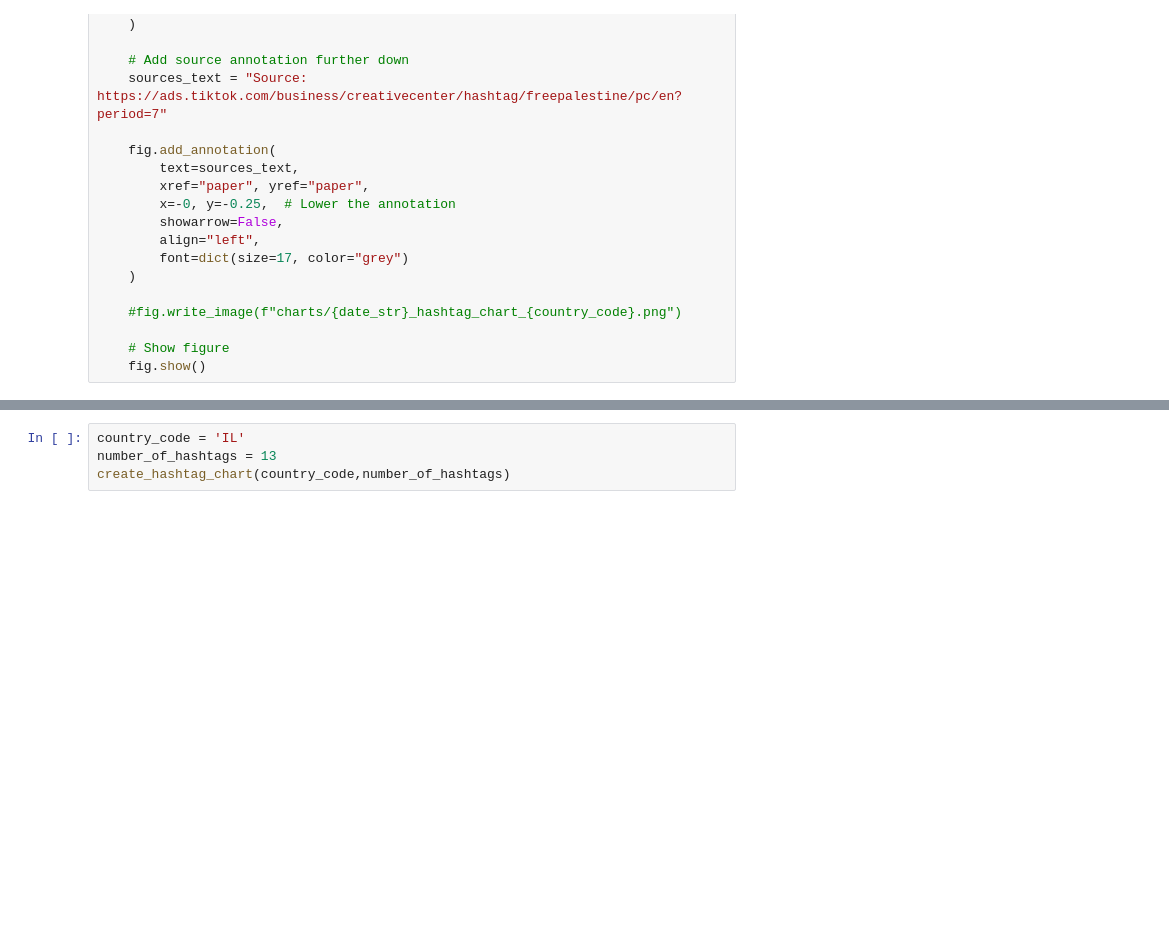
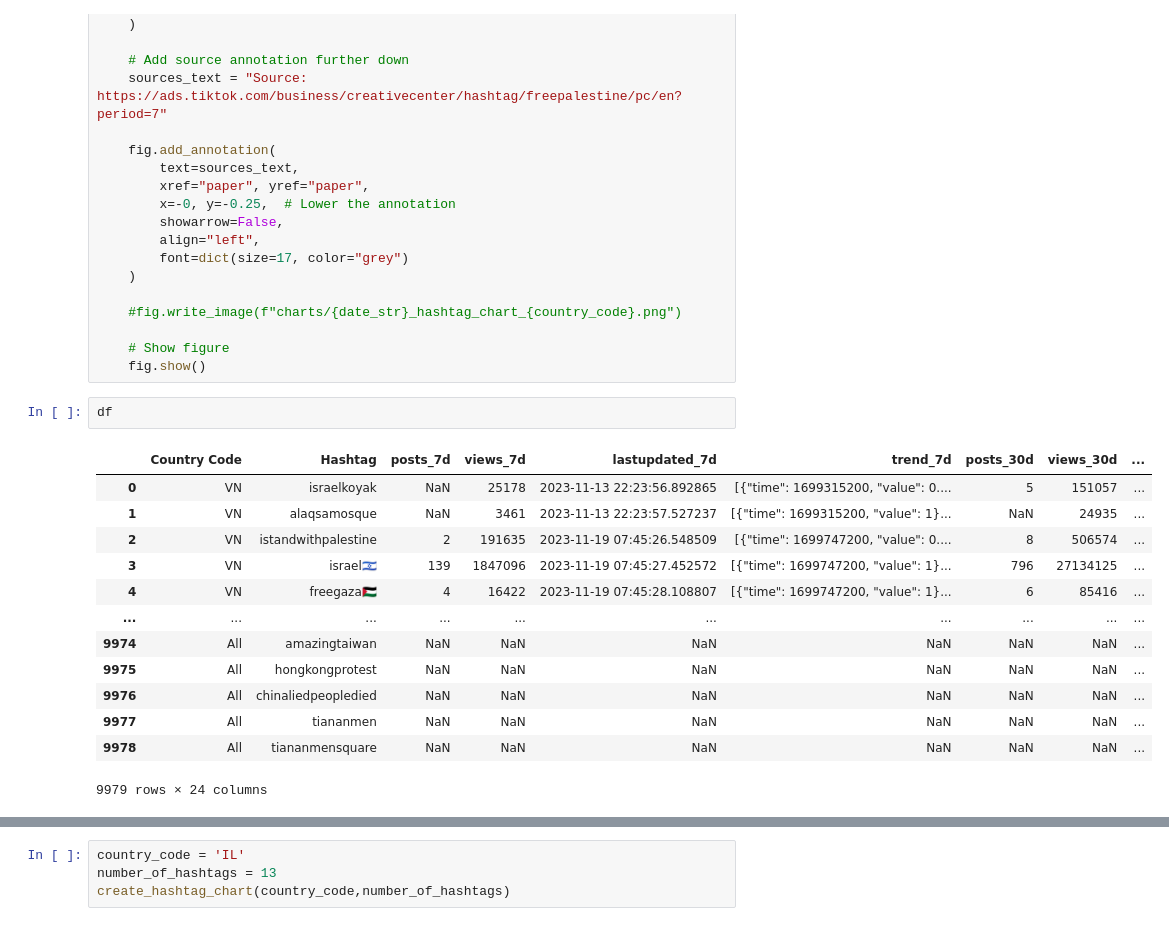
Before and after one commit to antgoldbloom/tiktok_israel_hamas, a Jupyter notebook: tiktok_hashtag_notebook.ipynb, the cells around one changed output, grey strips where cells are left out. Drawn from its saved outputs; the diff is of its cells as text; blank space fills up the shorter version.

```diff
--- a/tiktok_hashtag_notebook.ipynb
+++ b/tiktok_hashtag_notebook.ipynb
@@ -155,3 +155,19 @@ def create_hashtag_chart(country_code,number_of_hashtags):
 
     # Show figure
     fig.show()
+# %%
+df
+# %% [output]
+|  | Country Code | Hashtag | posts_7d | views_7d | lastupdated_7d | trend_7d | posts_30d | views_30d | ... |
+| 0 | VN | israelkoyak | NaN | 25178 | 2023-11-13 22:23:56.892865 | [{"time": 1699315200, "value": 0.... | 5 | 151057 | ... |
+| 1 | VN | alaqsamosque | NaN | 3461 | 2023-11-13 22:23:57.527237 | [{"time": 1699315200, "value": 1}... | NaN | 24935 | ... |
+| 2 | VN | istandwithpalestine | 2 | 191635 | 2023-11-19 07:45:26.548509 | [{"time": 1699747200, "value": 0.... | 8 | 506574 | ... |
+| 3 | VN | israel🇮🇱 | 139 | 1847096 | 2023-11-19 07:45:27.452572 | [{"time": 1699747200, "value": 1}... | 796 | 27134125 | ... |
+| 4 | VN | freegaza🇵🇸 | 4 | 16422 | 2023-11-19 07:45:28.108807 | [{"time": 1699747200, "value": 1}... | 6 | 85416 | ... |
+| ... | ... | ... | ... | ... | ... | ... | ... | ... | ... |
+| 9974 | All | amazingtaiwan | NaN | NaN | NaN | NaN | NaN | NaN | ... |
+| 9975 | All | hongkongprotest | NaN | NaN | NaN | NaN | NaN | NaN | ... |
+| 9976 | All | chinaliedpeopledied | NaN | NaN | NaN | NaN | NaN | NaN | ... |
+| 9977 | All | tiananmen | NaN | NaN | NaN | NaN | NaN | NaN | ... |
+| 9978 | All | tiananmensquare | NaN | NaN | NaN | NaN | NaN | NaN | ... |
+9979 rows × 24 columns
```
Also changed, not shown: parts of 6 cells of this notebook, 5 other files.
